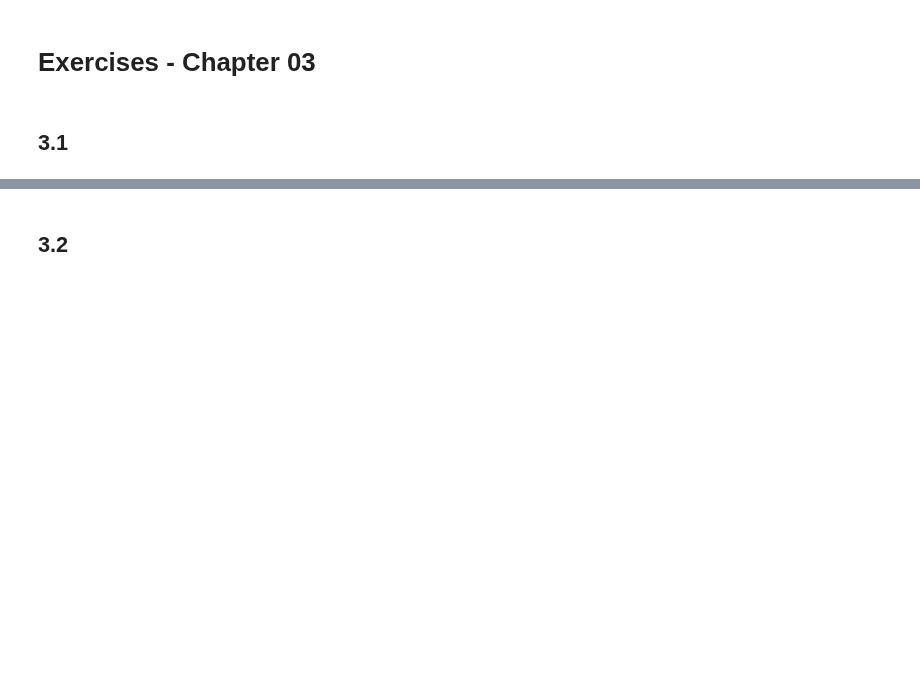
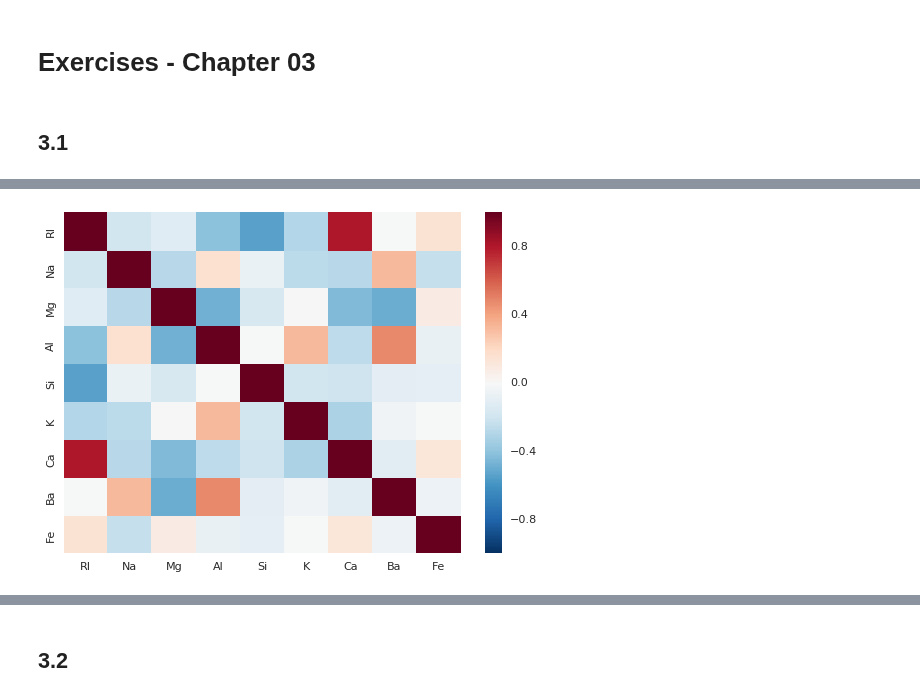
Before and after one commit to rickhaffey/stats-apm, a Jupyter notebook: exercises-python/Exercises-Chapter03.ipynb, the cells around one changed output, grey strips where cells are left out. Saved outputs shown, nothing was run; the diff lists cells and outputs as text; code cells hidden in the pictures; blank space fills up the shorter version.

```diff
--- a/exercises-python/Exercises-Chapter03.ipynb
+++ b/exercises-python/Exercises-Chapter03.ipynb
@@ -11,0 +50,9 @@ DATA_PATH = "../data/"
+# %%
+import seaborn as sns
+
+correlations = glass.iloc[:, :-1].corr()
+sns.heatmap(correlations,
+            xticklabels=correlations.columns.values,
+            yticklabels=correlations.columns.values);
+# %% [output]
+[figure, added]
```
Also changed, not shown: parts of 6 cells of this notebook.
